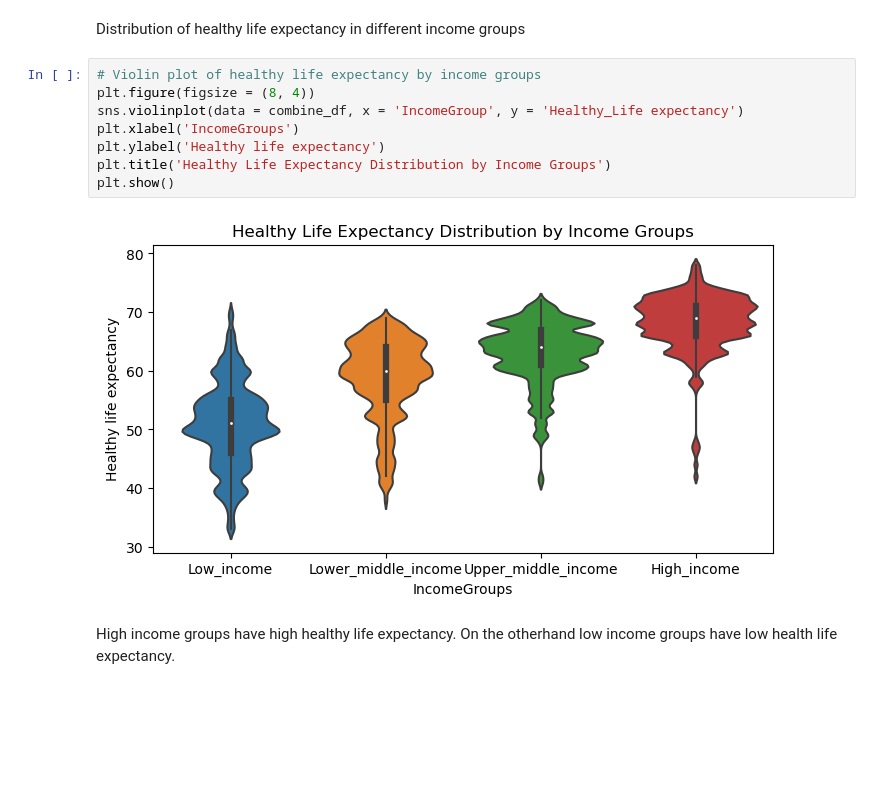
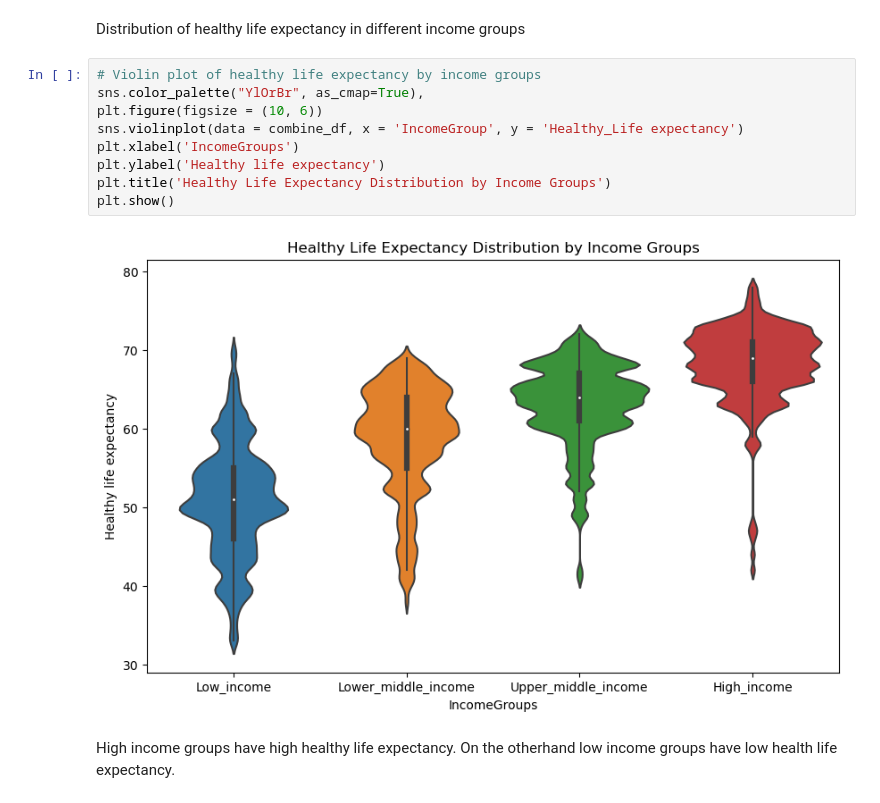
Before and after one commit to Fozeyasaid/Capston, a Jupyter notebook: Capstone .ipynb, the cells around one changed output. Cells and saved outputs as stored; diff of their text form; blank space fills up the shorter version.

```diff
--- a/Capstone .ipynb
+++ b/Capstone .ipynb
@@ -396,14 +399,15 @@ Both distribution tables have a negatively skewed data (their mean is less than
 Distribution of healthy life expectancy in different income groups
 # %%
 # Violin plot of healthy life expectancy by income groups
-plt.figure(figsize = (8, 4))
+sns.color_palette("YlOrBr", as_cmap=True),
+plt.figure(figsize = (10, 6))
 sns.violinplot(data = combine_df, x = 'IncomeGroup', y = 'Healthy_Life expectancy')
 plt.xlabel('IncomeGroups')
 plt.ylabel('Healthy life expectancy')
 plt.title('Healthy Life Expectancy Distribution by Income Groups')
 plt.show()
 # %% [output]
-[figure, old version]
+[figure, new version]
 # %% [markdown]
 High income groups have high healthy life expectancy. On the otherhand low income groups have low health life expectancy.
 # %%
```
Also changed, not shown: parts of 15 cells of this notebook, 1 other file.
